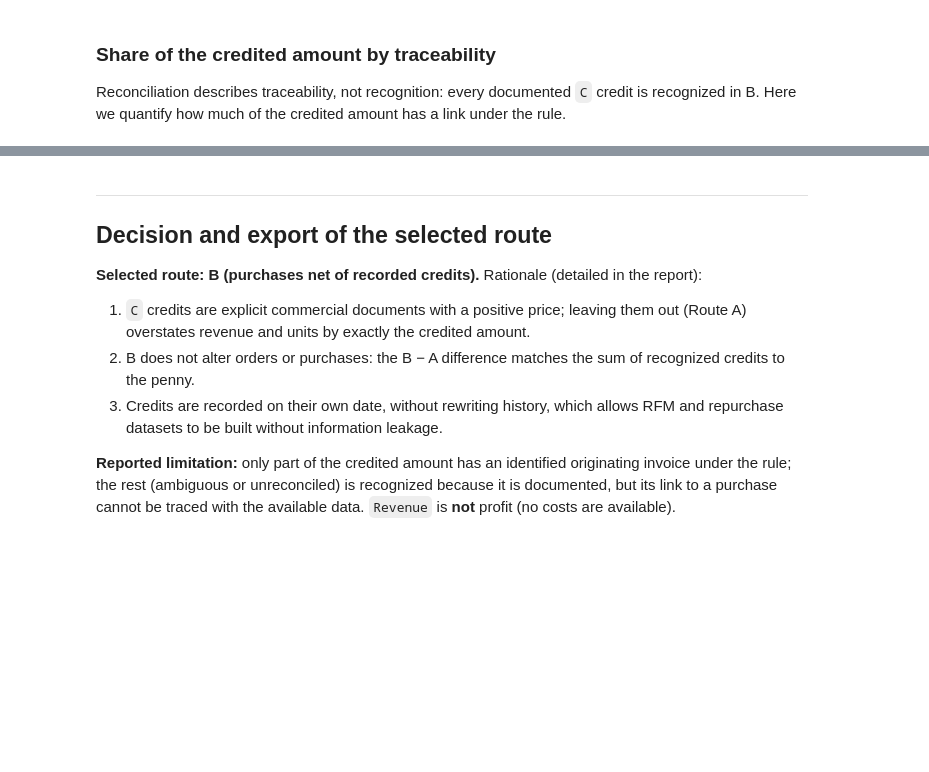
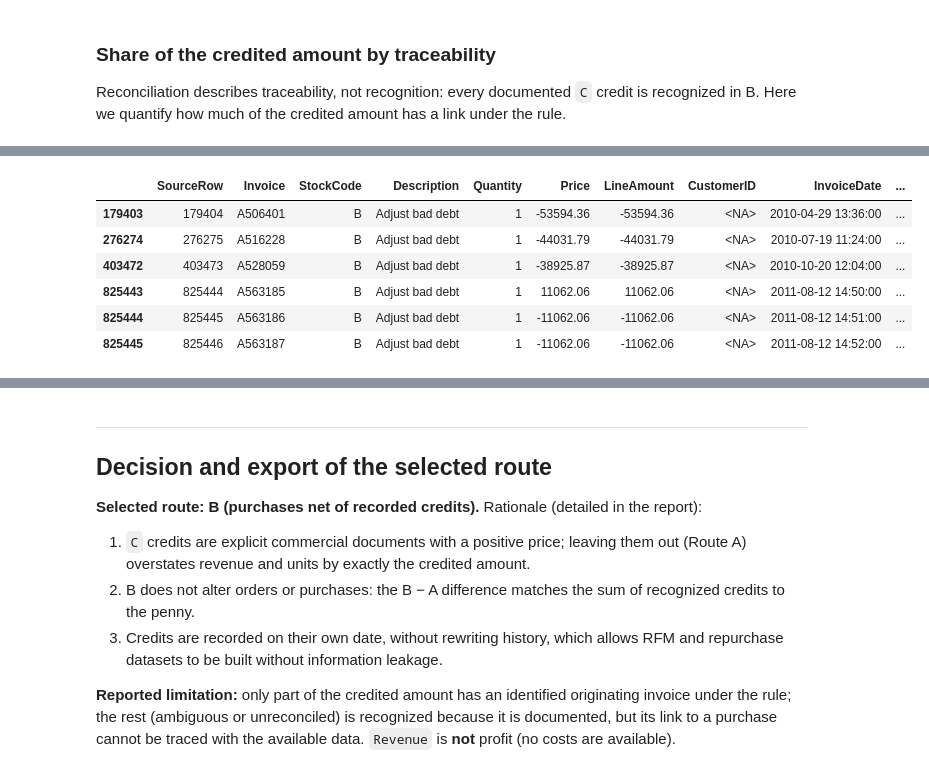
Before and after one commit to RusselKu/North_Quay_Gifts_UPY, a Jupyter notebook: A-3-4_DataCleaning/NB3 Data Preparation and Processing - Online Retail II.ipynb, the cells around one changed output, grey strips where cells are left out. Saved outputs shown, nothing was run; the diff lists cells and outputs as text; code cells hidden in the pictures; blank space fills up the shorter version.

```diff
--- a/A-3-4_DataCleaning/NB3 Data Preparation and Processing - Online Retail II.ipynb
+++ b/A-3-4_DataCleaning/NB3 Data Preparation and Processing - Online Retail II.ipynb
@@ -923,0 +1123,74 @@ Credits without customer by StockCode (amount):
+# %%
+# 1. Complete Audit of Series 'A' Bad-Debt Adjustments (5 negative-price + 1 positive-price) & Warehouse Shrinkage
+bad_debt_all = base[base['Invoice'].str.upper().str.startswith('A') | (base['StockCode'] == 'B') | (base['Price'] < 0)].copy()
+print('All 6 Bad-Debt Accounting Lines (Series A / StockCode B) in the Common Base:')
+display(bad_debt_all[['SourceRow', 'Invoice', 'StockCode', 'Description', 'Quantity', 'Price', 'LineAmount', 'CustomerID', 'InvoiceDate', 'RouteA_Status', 'RouteB_Status']])
+
+# 2. Pipeline Bifurcation & Marketing Proxy Engineering on Route B (1,027,016 lines)
+first_pos_date = purchases[purchases['CustomerID'].notna()].groupby('CustomerID')['InvoiceDate'].min()
+cohort_map = first_pos_date.dt.to_period('M').astype(str).to_dict()
+
+dot_invoices = set(routeB[routeB['StockCode'] == 'DOT']['Invoice'].unique())
+amz_invoices = set(routeB[routeB['StockCode'] == 'AMAZONFEE']['Invoice'].unique())
+disc_customers = set(routeB[routeB['StockCode'] == 'D']['CustomerID'].dropna().astype(int).unique())
+non_merch_set = {s.upper() for s in non_merch}
+
+routeB['CohortMonth'] = routeB['CustomerID'].map(lambda c: cohort_map.get(int(c), 'ORPHAN_CREDIT_ONLY') if pd.notna(c) else 'ANONYMOUS_GUEST')
+routeB['IsUK'] = (routeB['Country'] == 'United Kingdom').astype(int)
+routeB['DOTCOM_OrderFlag'] = routeB['Invoice'].isin(dot_invoices).astype(int)
+routeB['AMAZON_OrderFlag'] = routeB['Invoice'].isin(amz_invoices).astype(int)
+routeB['DISCOUNT_UserFlag'] = routeB['CustomerID'].map(lambda c: 1 if (pd.notna(c) and int(c) in disc_customers) else 0)
+routeB['IsMerchandise'] = (~routeB['StockCode'].str.upper().isin(non_merch_set) & ~routeB['Invoice'].str.upper().str.startswith('A')).astype(int)
+routeB['ChannelProxy'] = np.select(
+    [routeB['AMAZON_OrderFlag'] == 1, routeB['DOTCOM_OrderFlag'] == 1, routeB['CustomerID'].notna()],
+    ['AMAZON_MARKETPLACE', 'DOTCOM_WEB_STORE', 'DIRECT_REGISTERED_ACCOUNT'],
+    default='COUNTER_OR_UNTRACKED_GUEST'
+)
+
+# Summary of Pipeline Bifurcation
+bifurc_summary = routeB.groupby(np.where(routeB['CustomerID'].notna(), '1. CRM Identified Customer Repo', '2. Anonymous Demand Repo (Dotcom/Counter)')).agg(
+    TotalLines=('SourceRow', 'size'),
+    PurchaseLines=('MovementType', lambda s: int((s == 'Purchase').sum())),
+    CreditLines=('MovementType', lambda s: int((s == 'Credit').sum())),
+    DistinctInvoices=('Invoice', 'nunique'),
+    DistinctCustomers=('CustomerID', 'nunique'),
+    NetUnits=('Quantity', 'sum'),
+    NetRevenueGBP=('LineAmount', lambda s: round(float(s.sum()), 2)),
+    DotcomLines=('DOTCOM_OrderFlag', 'sum')
+)
+bifurc_summary['% Lines'] = (100 * bifurc_summary['TotalLines'] / len(routeB)).round(2)
+bifurc_summary['% Revenue'] = (100 * bifurc_summary['NetRevenueGBP'] / routeB['LineAmount'].sum()).round(2)
+print('\nPipeline Bifurcation of Route B (1,027,016 lines):')
+display(bifurc_summary)
+
+# Summary of ChannelProxy & Marketing Attribution Proxies
+proxy_summary = routeB.groupby('ChannelProxy').agg(
+    Lines=('SourceRow', 'size'),
+    IdentifiedLines=('CustomerID', lambda s: int(s.notna().sum())),
+    AnonymousLines=('CustomerID', lambda s: int(s.isna().sum())),
+    NetUnits=('Quantity', 'sum'),
+    NetRevenueGBP=('LineAmount', lambda s: round(float(s.sum()), 2))
+).sort_values('Lines', ascending=False)
+proxy_summary['% Lines'] = (100 * proxy_summary['Lines'] / len(routeB)).round(2)
+print('\nMarketing Channel Proxy Distribution across Route B:')
+display(proxy_summary)
+
+R['bifurcacion_y_proxies'] = dict(
+    crm_lineas=int(routeB['CustomerID'].notna().sum()),
+    crm_ingresos=round(float(routeB[routeB['CustomerID'].notna()]['LineAmount'].sum()), 2),
+    anon_lineas=int(routeB['CustomerID'].isna().sum()),
+    anon_ingresos=round(float(routeB[routeB['CustomerID'].isna()]['LineAmount'].sum()), 2),
+    anon_dotcom_lineas=int(routeB[routeB['CustomerID'].isna()]['DOTCOM_OrderFlag'].sum()),
+    is_uk_lineas=int(routeB['IsUK'].sum()),
+    export_lineas=int((routeB['IsUK'] == 0).sum()),
+    dotcom_order_lineas=int(routeB['DOTCOM_OrderFlag'].sum()),
+    amazon_order_lineas=int(routeB['AMAZON_OrderFlag'].sum()),
+    discount_user_clientes=len(disc_customers),
+    discount_user_lineas=int(routeB['DISCOUNT_UserFlag'].sum()),
+    cohortes_unicas=int(routeB['CohortMonth'].nunique()),
+    deuda_incobrable_excluidas=5,
+    deuda_incobrable_monto_excluido=-158676.14,
+    merma_bodega_raw=3457,
+    merma_bodega_dedup=3393
+)
+# %% [output]
@@ -923,0 +1202,7 @@ Credits without customer by StockCode (amount):
+|  | SourceRow | Invoice | StockCode | Description | Quantity | Price | LineAmount | CustomerID | InvoiceDate | ... |
+| 179403 | 179404 | A506401 | B | Adjust bad debt | 1 | -53594.36 | -53594.36 | <NA> | 2010-04-29 13:36:00 | ... |
+| 276274 | 276275 | A516228 | B | Adjust bad debt | 1 | -44031.79 | -44031.79 | <NA> | 2010-07-19 11:24:00 | ... |
+| 403472 | 403473 | A528059 | B | Adjust bad debt | 1 | -38925.87 | -38925.87 | <NA> | 2010-10-20 12:04:00 | ... |
+| 825443 | 825444 | A563185 | B | Adjust bad debt | 1 | 11062.06 | 11062.06 | <NA> | 2011-08-12 14:50:00 | ... |
+| 825444 | 825445 | A563186 | B | Adjust bad debt | 1 | -11062.06 | -11062.06 | <NA> | 2011-08-12 14:51:00 | ... |
+| 825445 | 825446 | A563187 | B | Adjust bad debt | 1 | -11062.06 | -11062.06 | <NA> | 2011-08-12 14:52:00 | ... |
```
Also changed, not shown: parts of 25 cells of this notebook, 24 other files.
